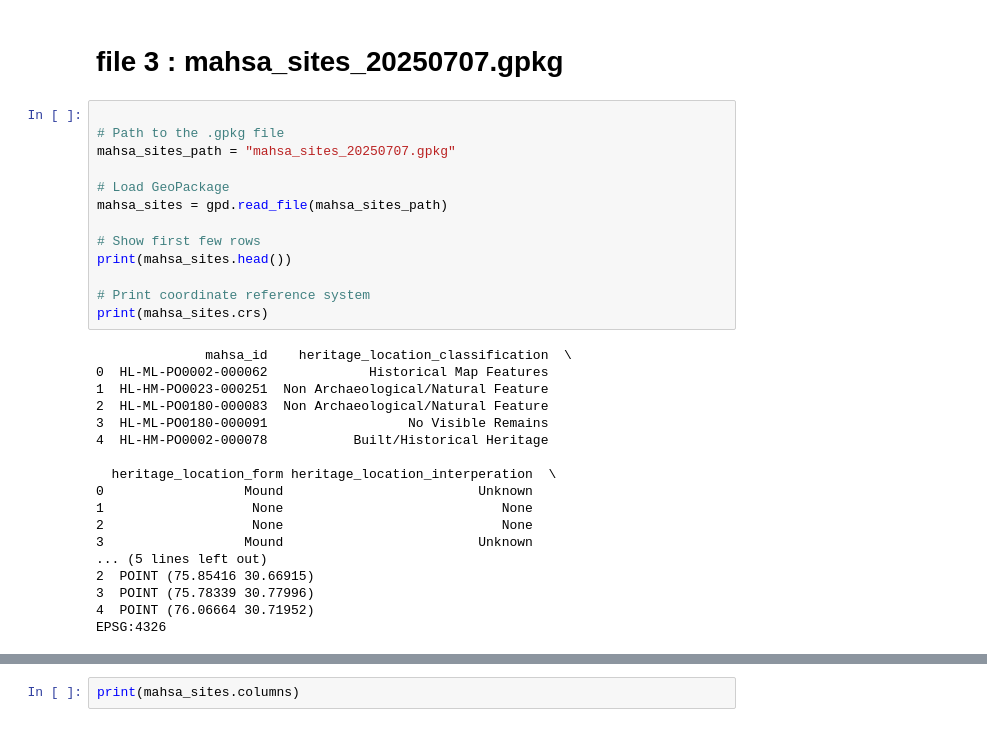
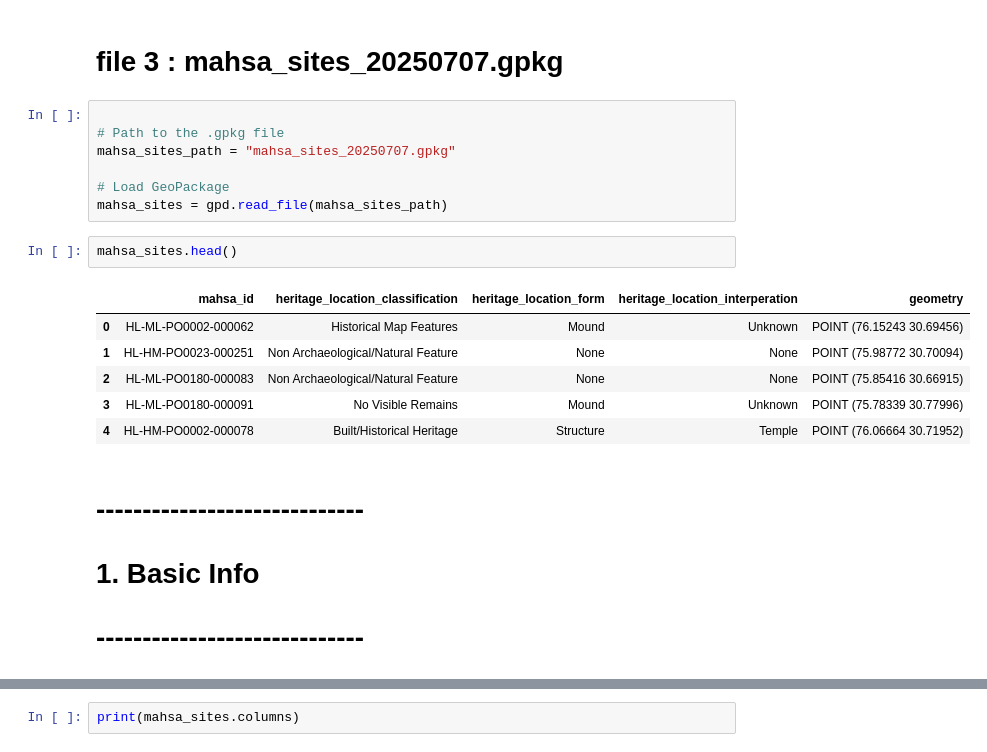
Before and after one commit to Snehal-Goyal/EDA, a Jupyter notebook: file description.ipynb, the cells around one changed output, grey strips where cells are left out. Saved outputs shown, nothing was run; the diff lists cells and outputs as text.

```diff
--- a/file description.ipynb
+++ b/file description.ipynb
@@ -81,27 +82,17 @@ mahsa_sites_path = "mahsa_sites_20250707.gpkg"
 
 # Load GeoPackage
 mahsa_sites = gpd.read_file(mahsa_sites_path)
-
-# Show first few rows
-print(mahsa_sites.head())
-
-# Print coordinate reference system
-print(mahsa_sites.crs)
-# %% [output]
-              mahsa_id    heritage_location_classification  \
-0  HL-ML-PO0002-000062             Historical Map Features
-1  HL-HM-PO0023-000251  Non Archaeological/Natural Feature
-2  HL-ML-PO0180-000083  Non Archaeological/Natural Feature
-3  HL-ML-PO0180-000091                  No Visible Remains
-4  HL-HM-PO0002-000078           Built/Historical Heritage
-
-  heritage_location_form heritage_location_interperation  \
-0                  Mound                         Unknown
-1                   None                            None
-2                   None                            None
-3                  Mound                         Unknown
-... (5 lines left out)
-2  POINT (75.85416 30.66915)
-3  POINT (75.78339 30.77996)
-4  POINT (76.06664 30.71952)
-EPSG:4326
+# %%
+mahsa_sites.head()
+# %% [output]
+|  | mahsa_id | heritage_location_classification | heritage_location_form | heritage_location_interperation | geometry |
+| 0 | HL-ML-PO0002-000062 | Historical Map Features | Mound | Unknown | POINT (76.15243 30.69456) |
+| 1 | HL-HM-PO0023-000251 | Non Archaeological/Natural Feature | None | None | POINT (75.98772 30.70094) |
+| 2 | HL-ML-PO0180-000083 | Non Archaeological/Natural Feature | None | None | POINT (75.85416 30.66915) |
+| 3 | HL-ML-PO0180-000091 | No Visible Remains | Mound | Unknown | POINT (75.78339 30.77996) |
+| 4 | HL-HM-PO0002-000078 | Built/Historical Heritage | Structure | Temple | POINT (76.06664 30.71952) |
+# %% [markdown]
+
+# -----------------------------
+# 1. Basic Info
+# -----------------------------
```
Also changed, not shown: parts of 21 cells of this notebook.
